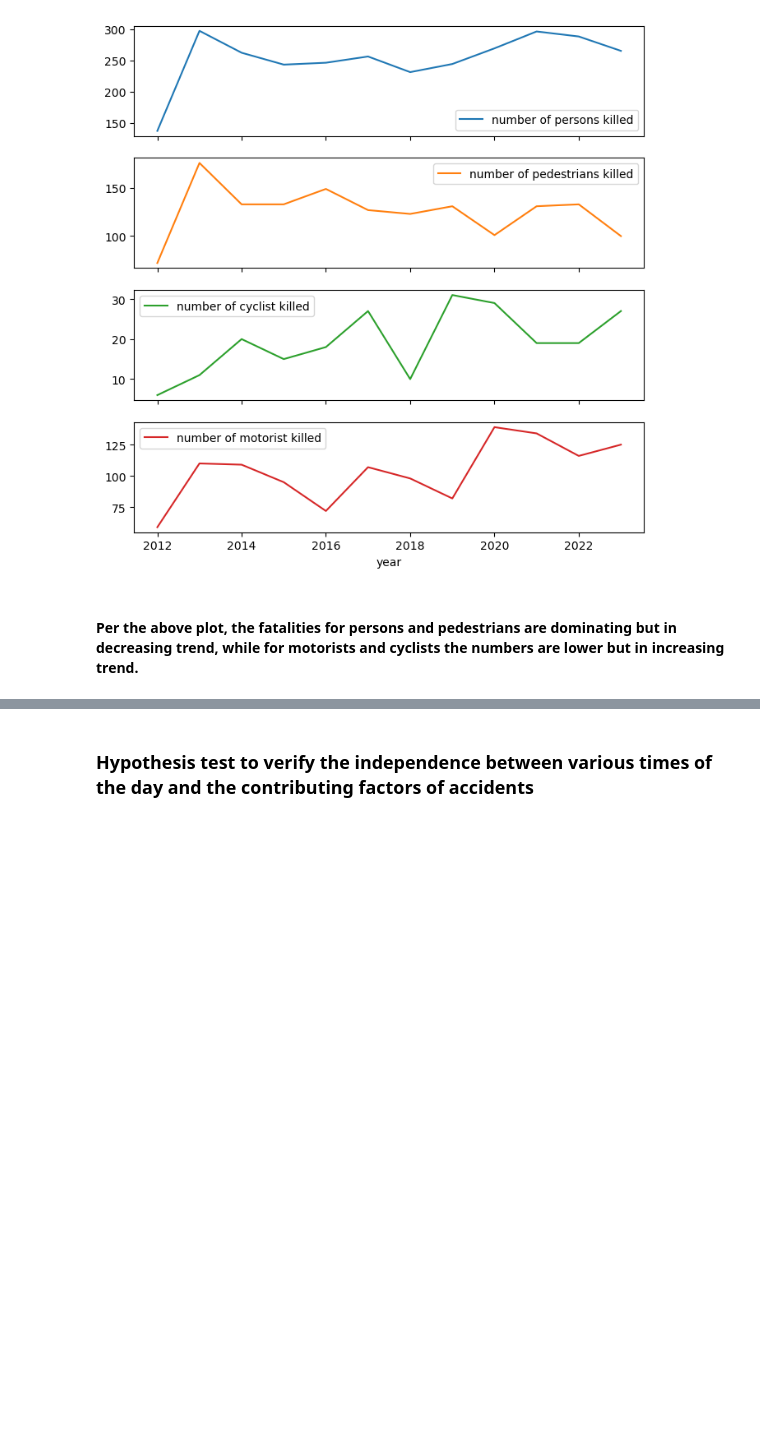
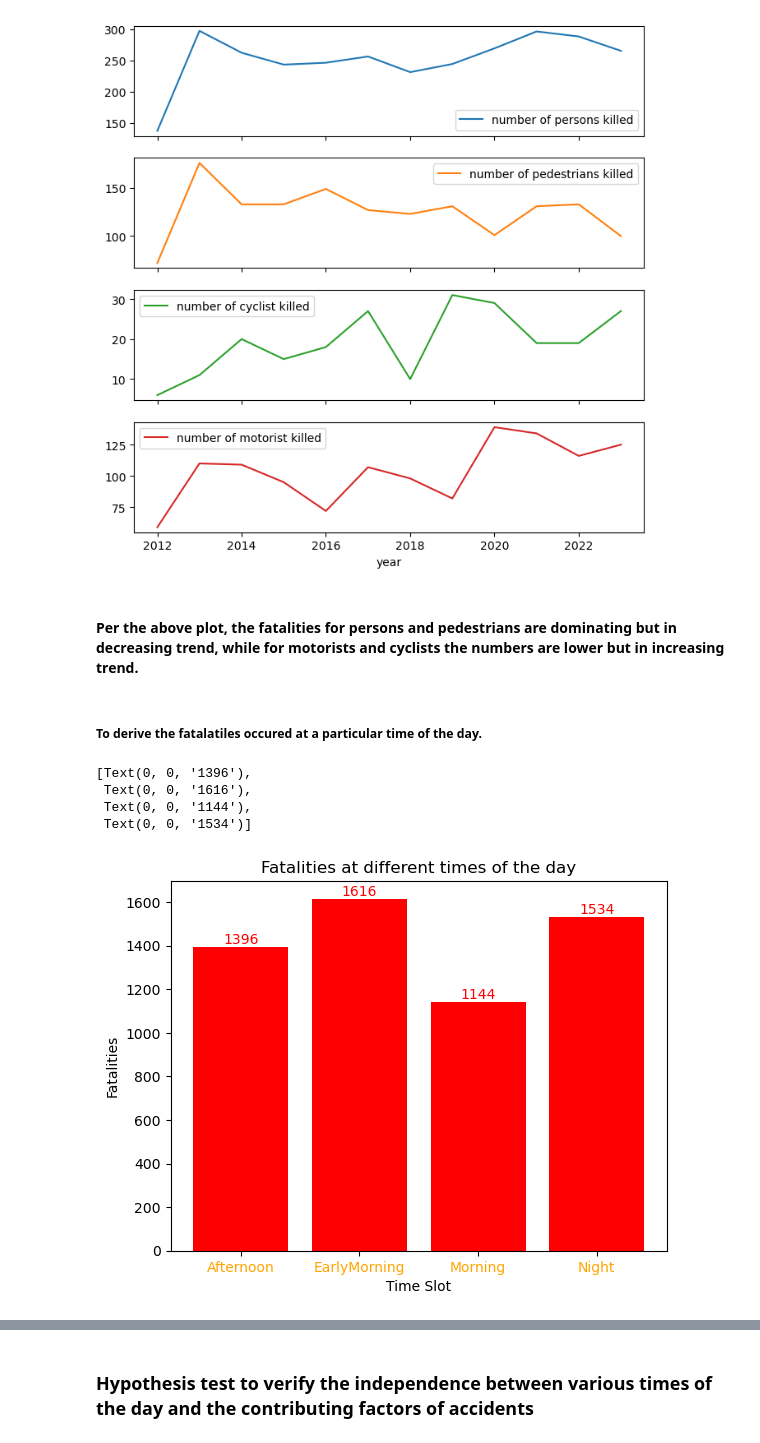
Before and after one commit to Pythorium-Quartet/Motor-Vehicle-Collison-Analysis, a Jupyter notebook: MotorVechicleCollisions_NYC.ipynb, the cells around one changed output, grey strips where cells are left out. Saved outputs shown, nothing was run; the diff lists cells and outputs as text; code cells hidden in the pictures; blank space fills up the shorter version.

```diff
--- a/MotorVechicleCollisions_NYC.ipynb
+++ b/MotorVechicleCollisions_NYC.ipynb
@@ -370,3 +371,25 @@ array([<Axes: xlabel='year'>, <Axes: xlabel='year'>,
 [figure]
 # %% [markdown]
 #### Per the above plot, the fatalities for persons and pedestrians are dominating but in decreasing trend, while for motorists and cyclists the numbers are lower but in increasing trend.
+# %% [markdown]
+##### To derive the fatalatiles occured at a particular time of the day.
+# %%
+# Calculating fatalities at different times of the day
+time_df1 = collision_df.groupby('TimeBin').agg(person=('number of persons killed','sum'), Cyclists= ('number of cyclist killed','sum'),Motorists =('number of motorist killed','sum') ,pedestrians= ('number of pedestrians killed','sum')).reset_index()
+
+time_df1['Total_fatalities'] = time_df1['person'] + time_df1['Cyclists'] + time_df1['Motorists'] + time_df1['pedestrians']
+
+fig, ax = plt.subplots()
+ax.set_xlabel('Time Slot')
+ax.set_ylabel('Fatalities')
+ax.set_title('Fatalities at different times of the day')
+x_pos = np.arange(len(time_df1['TimeBin']))
+ax.set_xticks(x_pos, time_df1['TimeBin'], color='orange')
+bars = ax.bar(time_df1['TimeBin'],time_df1['Total_fatalities'],color ='red')
+ax.bar_label(bars, color = 'red')
+# %% [output]
+[Text(0, 0, '1396'),
+ Text(0, 0, '1616'),
+ Text(0, 0, '1144'),
+ Text(0, 0, '1534')]
+[figure, added]
```
Also changed, not shown: parts of 18 cells of this notebook.
